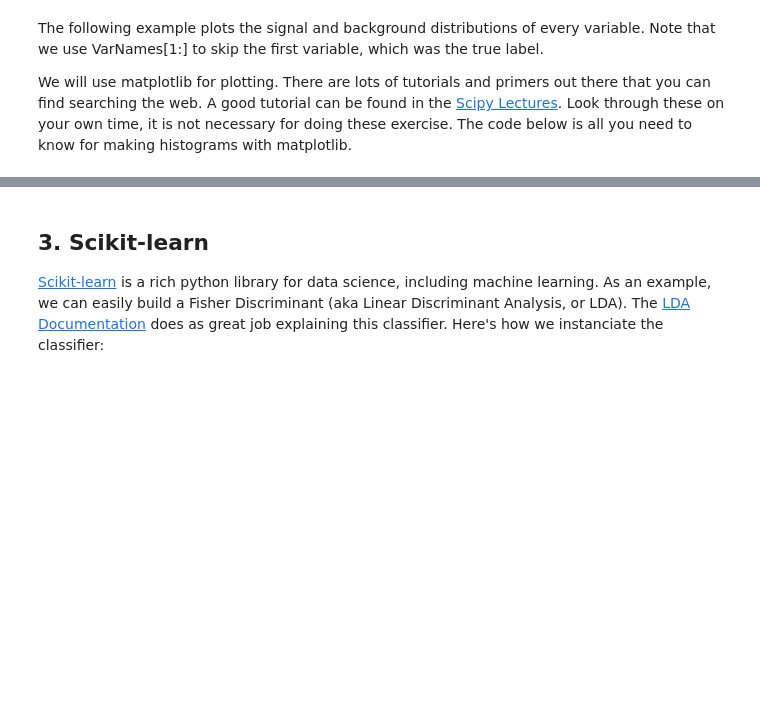
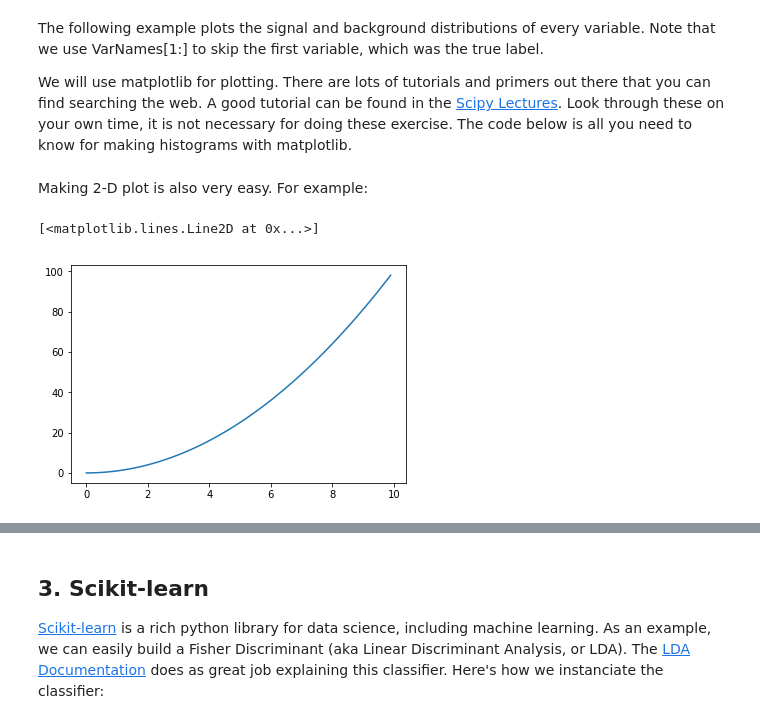
Before and after one commit to afarbin/INFN-ML-Course, a Jupyter notebook: Start-Here.ipynb, the cells around one changed output, grey strips where cells are left out. Drawn from its saved outputs; the diff is of its cells as text; code cells hidden in the pictures; blank space fills up the shorter version.

```diff
--- a/Start-Here.ipynb
+++ b/Start-Here.ipynb
@@ -298,3 +299,13 @@ for var in VarNames[1:]:
     plt.hist(np.array(df_bkg[var]),bins=100,histtype="step", color="blue", label="signal",stacked=True)
     plt.legend(loc='upper right')
     plt.show()
+# %% [markdown]
+Making 2-D plot is also very easy. For example:
+# %%
+# Make a vector of numbers going from 0 to 10 in steps of .1
+X=np.arange(0,10,.1)
+# Plot X vs X^2
+plt.plot(X,X*X)
+# %% [output]
+[<matplotlib.lines.Line2D at 0x...>]
+[figure, added]
```
Also changed, not shown: parts of 4 cells of this notebook.
